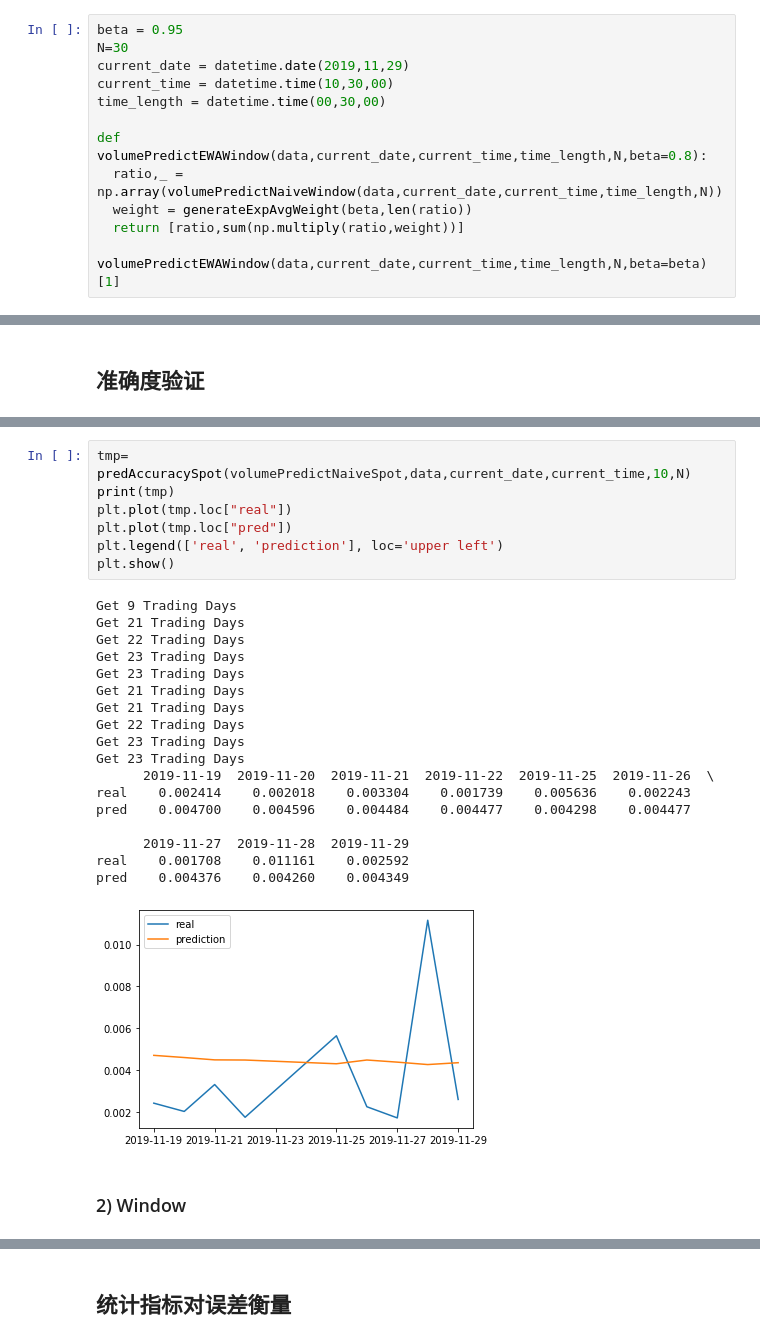
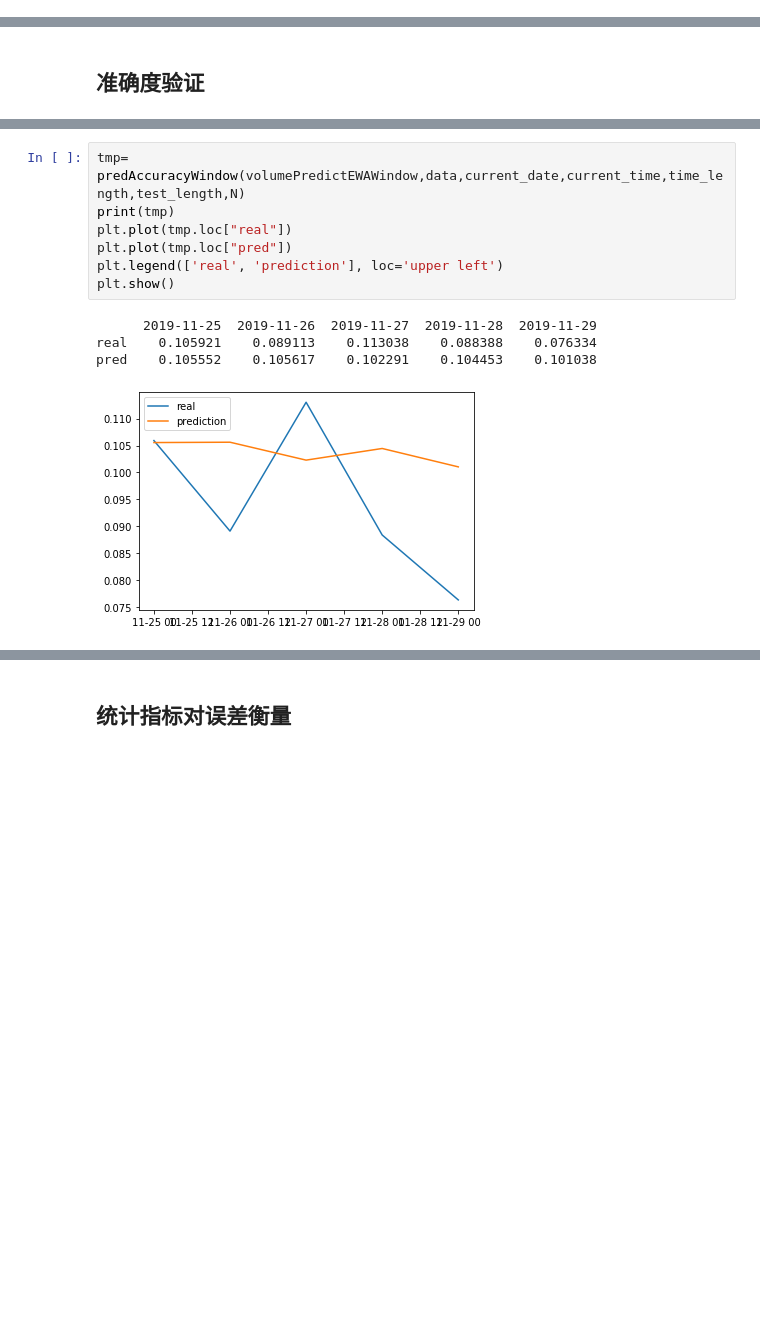
Before and after one commit to GehuaZhang/AlgoExecution, a Jupyter notebook: AlgoExecution.ipynb, the cells around one changed output, grey strips where cells are left out. Drawn from its saved outputs; the diff is of its cells as text; blank space fills up the shorter version.

```diff
--- a/AlgoExecution.ipynb
+++ b/AlgoExecution.ipynb
@@ -182,13 +204,0 @@ Get 23 Trading Days
-# %%
-beta = 0.95
-N=30
-current_date = datetime.date(2019,11,29)
-current_time = datetime.time(10,30,00)
-time_length = datetime.time(00,30,00)
-
-def volumePredictEWAWindow(data,current_date,current_time,time_length,N,beta=0.8):
-  ratio,_ = np.array(volumePredictNaiveWindow(data,current_date,current_time,time_length,N))
-  weight = generateExpAvgWeight(beta,len(ratio))
-  return [ratio,sum(np.multiply(ratio,weight))]
-
-volumePredictEWAWindow(data,current_date,current_time,time_length,N,beta=beta)[1]
@@ -453,28 +379,12 @@ pred    0.003892    0.003652    0.004423
 # %%
-tmp= predAccuracySpot(volumePredictNaiveSpot,data,current_date,current_time,10,N)
+tmp= predAccuracyWindow(volumePredictEWAWindow,data,current_date,current_time,time_length,test_length,N)
 print(tmp)
 plt.plot(tmp.loc["real"])
 plt.plot(tmp.loc["pred"])
 plt.legend(['real', 'prediction'], loc='upper left')
 plt.show()
 # %% [output]
-Get 9 Trading Days
-Get 21 Trading Days
-Get 22 Trading Days
-Get 23 Trading Days
-Get 23 Trading Days
-Get 21 Trading Days
-Get 21 Trading Days
-Get 22 Trading Days
-Get 23 Trading Days
-Get 23 Trading Days
-      2019-11-19  2019-11-20  2019-11-21  2019-11-22  2019-11-25  2019-11-26  \
-real    0.002414    0.002018    0.003304    0.001739    0.005636    0.002243
-pred    0.004700    0.004596    0.004484    0.004477    0.004298    0.004477
-
-      2019-11-27  2019-11-28  2019-11-29
-real    0.001708    0.011161    0.002592
-pred    0.004376    0.004260    0.004349
+      2019-11-25  2019-11-26  2019-11-27  2019-11-28  2019-11-29
+real    0.105921    0.089113    0.113038    0.088388    0.076334
+pred    0.105552    0.105617    0.102291    0.104453    0.101038
-[figure, old version]
+[figure, new version]
-# %% [markdown]
-### 2) Window
```
Also changed, not shown: parts of 36 cells of this notebook.
